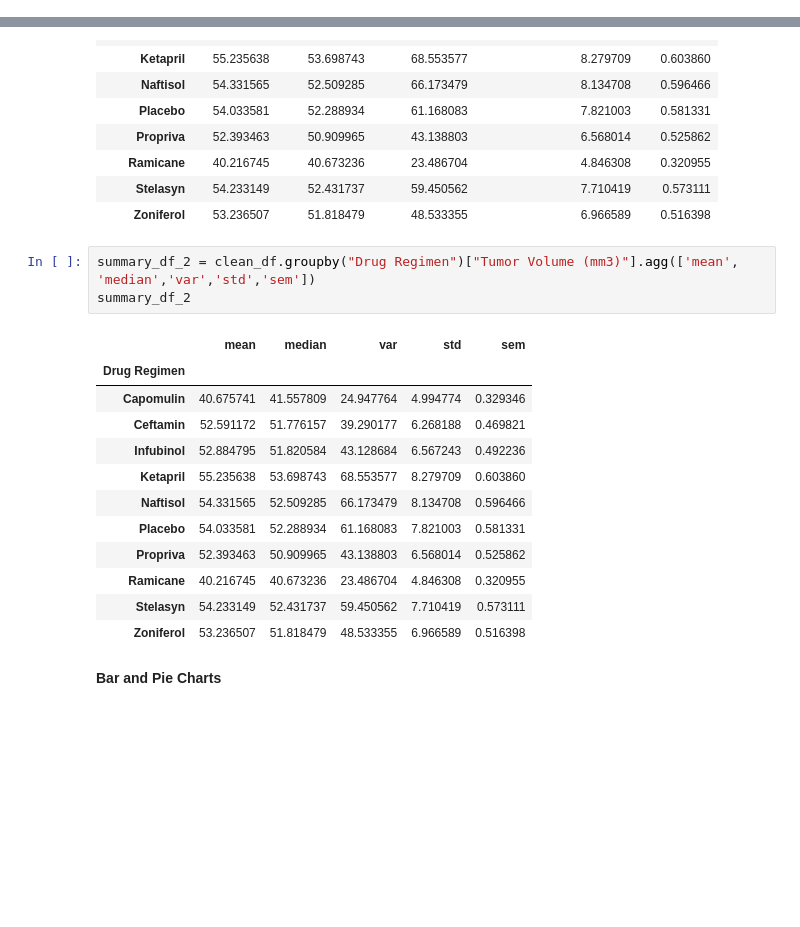
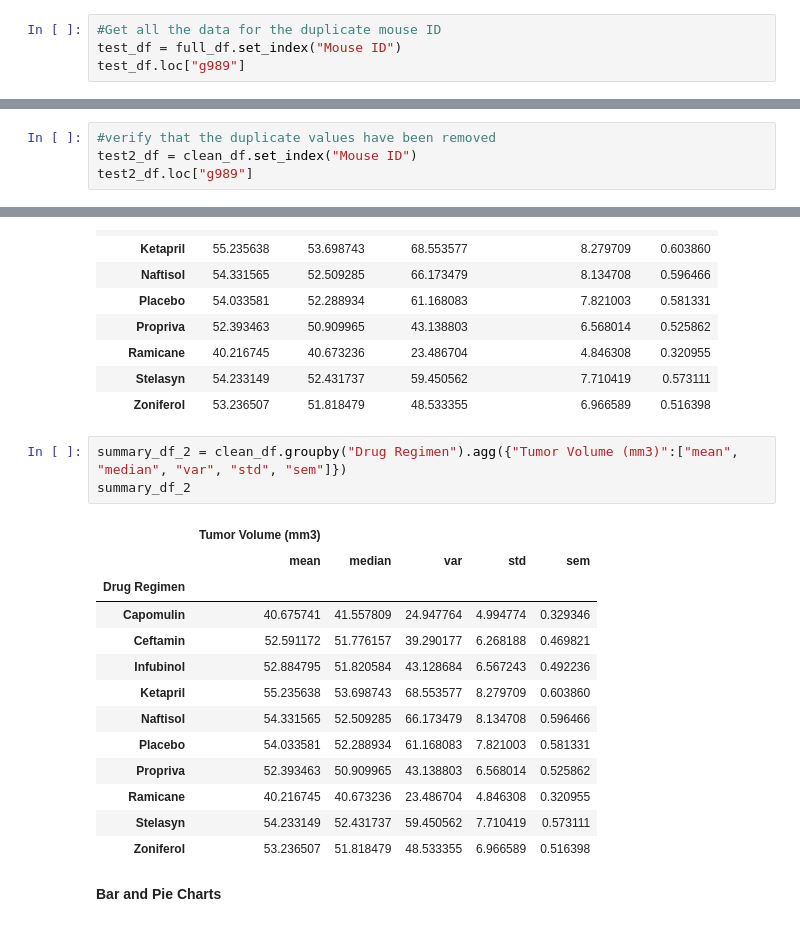
Before and after one commit to sieiden/matplotlib_challenge, a Jupyter notebook: Untitled.ipynb, the cells around one changed output, grey strips where cells are left out. Saved outputs shown, nothing was run; the diff lists cells and outputs as text; blank space fills up the shorter version.

Commit message:
found correct aggregation for statistics summary table

```diff
--- a/Untitled.ipynb
+++ b/Untitled.ipynb
@@ -56,3 +56,7 @@ Length: 1892, dtype: int64
 full_df.loc[full_df.duplicated(subset=['Mouse ID', 'Timepoint',]),'Mouse ID'].unique()
 # %% [output]
 array(['g989'], dtype=object)
+# %%
+#Get all the data for the duplicate mouse ID
+test_df = full_df.set_index("Mouse ID")
+test_df.loc["g989"]
@@ -80,3 +100,7 @@ count2 = len(clean_df["Mouse ID"].unique())
 count2
 # %% [output]
 249
+# %%
+#verify that the duplicate values have been removed
+test2_df = clean_df.set_index("Mouse ID")
+test2_df.loc["g989"]
@@ -109,9 +144,10 @@ summary_df
 | Stelasyn | 54.233149 | 52.431737 | 59.450562 | 7.710419 | 0.573111 |
 | Zoniferol | 53.236507 | 51.818479 | 48.533355 | 6.966589 | 0.516398 |
 # %%
-summary_df_2 = clean_df.groupby("Drug Regimen")["Tumor Volume (mm3)"].agg(['mean', 'median','var','std','sem'])
+summary_df_2 = clean_df.groupby("Drug Regimen").agg({"Tumor Volume (mm3)":["mean", "median", "var", "std", "sem"]})
 summary_df_2
 # %% [output]
+|  | Tumor Volume (mm3) |  |  |  |  |
 |  | mean | median | var | std | sem |
 | Drug Regimen |  |  |  |  |  |
 | Capomulin | 40.675741 | 41.557809 | 24.947764 | 4.994774 | 0.329346 |
```
Also changed, not shown: parts of 2 cells of this notebook.
